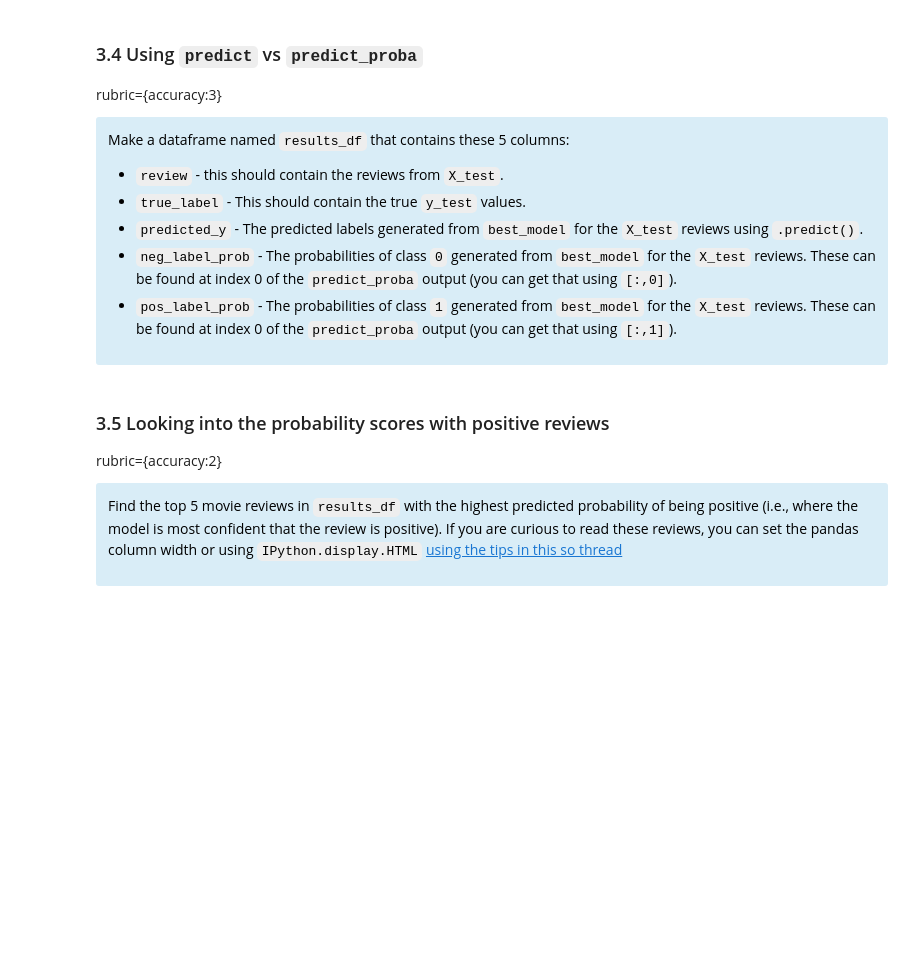
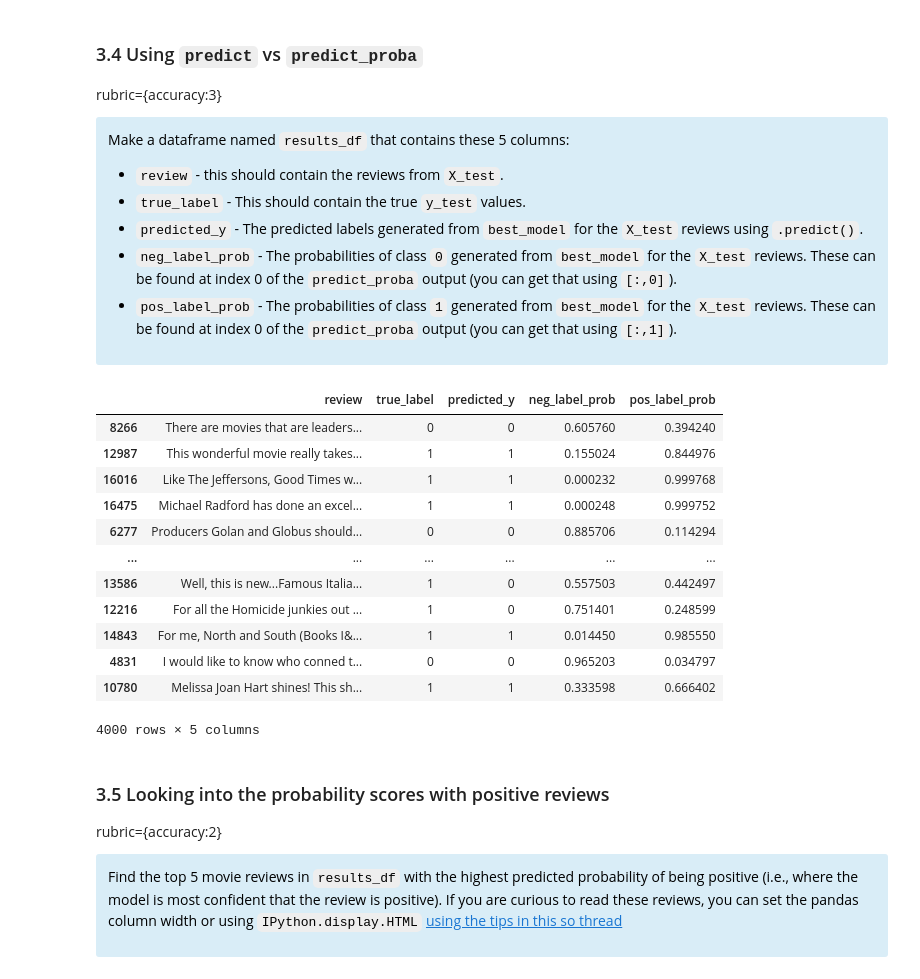
Before and after one commit to Aizenz/BAIT509assignments, a Jupyter notebook: assignment3/assignment3.ipynb, the cells around one changed output. Drawn from its saved outputs; the diff is of its cells as text; code cells hidden in the pictures; blank space fills up the shorter version.

```diff
--- a/assignment3/assignment3.ipynb
+++ b/assignment3/assignment3.ipynb
@@ -455,3 +580,25 @@ Make a dataframe named `results_df` that contains these 5 columns:
+# %%
+results_df = pd.DataFrame()
+results_df['review'] = X_test
+results_df['true_label'] = y_test
+results_df['predicted_y'] = random_search.predict(X_test)
+results_df['neg_label_prob'] = random_search.predict_proba(X_test)[:,0]
+results_df['pos_label_prob'] = random_search.predict_proba(X_test)[:,1]
+results_df
+# %% [output]
+|  | review | true_label | predicted_y | neg_label_prob | pos_label_prob |
+| 8266 | There are movies that are leaders... | 0 | 0 | 0.605760 | 0.394240 |
+| 12987 | This wonderful movie really takes... | 1 | 1 | 0.155024 | 0.844976 |
+| 16016 | Like The Jeffersons, Good Times w... | 1 | 1 | 0.000232 | 0.999768 |
+| 16475 | Michael Radford has done an excel... | 1 | 1 | 0.000248 | 0.999752 |
+| 6277 | Producers Golan and Globus should... | 0 | 0 | 0.885706 | 0.114294 |
+| ... | ... | ... | ... | ... | ... |
+| 13586 | Well, this is new...Famous Italia... | 1 | 0 | 0.557503 | 0.442497 |
+| 12216 | For all the Homicide junkies out ... | 1 | 0 | 0.751401 | 0.248599 |
+| 14843 | For me, North and South (Books I&... | 1 | 1 | 0.014450 | 0.985550 |
+| 4831 | I would like to know who conned t... | 0 | 0 | 0.965203 | 0.034797 |
+| 10780 | Melissa Joan Hart shines! This sh... | 1 | 1 | 0.333598 | 0.666402 |
+4000 rows × 5 columns
 # %% [markdown]
 ### 3.5 Looking into the probability scores with positive reviews
 rubric={accuracy:2}
```
Also changed, not shown: parts of 43 cells of this notebook, 1 other file.
